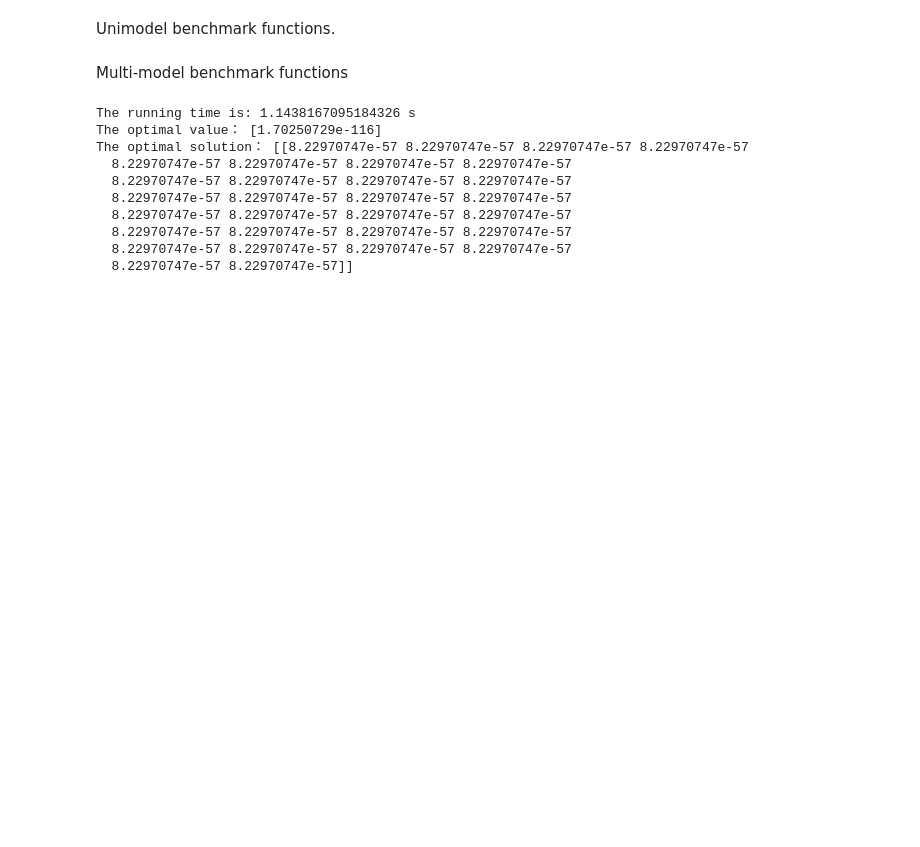
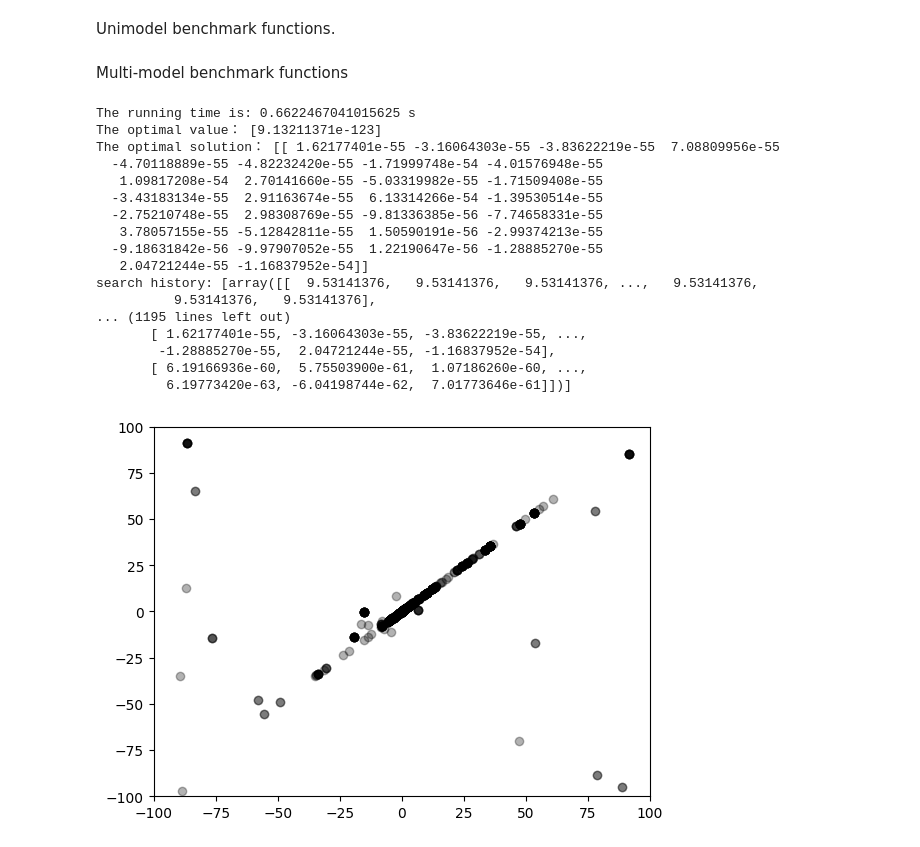
Before and after one commit to wynnstan42/AVOAWorkspace, a Jupyter notebook: AVOA_github.ipynb, the cells around one changed output. Drawn from its saved outputs; the diff is of its cells as text; code cells hidden in the pictures; blank space fills up the shorter version.

```diff
--- a/AVOA_github.ipynb
+++ b/AVOA_github.ipynb
@@ -246,29 +250,47 @@ def AVA(pop,dim,lb,ub,Max_iter,fun):
 # %%
 def fun(X):
-    return F1test(X)
+    return F1(X)
 rng = np.random.default_rng()
 time_start = time.time()
-pop = 50  # Population size n
-MaxIter = 100  # Maximum number of iterations.
-dim = 30  # The dimension.
-fl=-50  # The lower bound of the search interval.
-ul=50  # The upper bound of the search interval.
-lb = fl*np.ones([dim, 1])
-ub = ul*np.ones([dim, 1])
-Curve,GbestPositon,GbestScore = AVA(pop, dim, lb, ub, MaxIter, fun) # Afican Vulture Optimization Algorithm
+pop = 50  # Population size n 50
+MaxIter = 100  # Maximum number of iterations. 100
+dim = 30  # The dimension. 30
+lower=-100  # The lower bound of the search interval.
+upper=100  # The upper bound of the search interval.
+history=[]
+lb = lower*np.ones([dim, 1])
+ub = upper*np.ones([dim, 1])
+Curve,GbestPositon,GbestScore,history = AVA(pop, dim, lb, ub, MaxIter, fun,history) # Afican Vulture Optimization Algorithm
 time_end = time.time()
 print(f"The running time is: {time_end  - time_start } s")
 print('The optimal value：',GbestScore)
 print('The optimal solution：',GbestPositon)
+print('search history:',history)
 # %% [output]
-The running time is: 1.1438167095184326 s
-The optimal value： [1.70250729e-116]
-The optimal solution： [[8.22970747e-57 8.22970747e-57 8.22970747e-57 8.22970747e-57
-  8.22970747e-57 8.22970747e-57 8.22970747e-57 8.22970747e-57
-  8.22970747e-57 8.22970747e-57 8.22970747e-57 8.22970747e-57
-  8.22970747e-57 8.22970747e-57 8.22970747e-57 8.22970747e-57
-  8.22970747e-57 8.22970747e-57 8.22970747e-57 8.22970747e-57
-  8.22970747e-57 8.22970747e-57 8.22970747e-57 8.22970747e-57
-  8.22970747e-57 8.22970747e-57 8.22970747e-57 8.22970747e-57
-  8.22970747e-57 8.22970747e-57]]
+The running time is: 0.6622467041015625 s
+The optimal value： [9.13211371e-123]
+The optimal solution： [[ 1.62177401e-55 -3.16064303e-55 -3.83622219e-55  7.08809956e-55
+  -4.70118889e-55 -4.82232420e-55 -1.71999748e-54 -4.01576948e-55
+   1.09817208e-54  2.70141660e-55 -5.03319982e-55 -1.71509408e-55
+  -3.43183134e-55  2.91163674e-55  6.13314266e-54 -1.39530514e-55
+  -2.75210748e-55  2.98308769e-55 -9.81336385e-56 -7.74658331e-55
+   3.78057155e-55 -5.12842811e-55  1.50590191e-56 -2.99374213e-55
+  -9.18631842e-56 -9.97907052e-55  1.22190647e-56 -1.28885270e-55
+   2.04721244e-55 -1.16837952e-54]]
+search history: [array([[  9.53141376,   9.53141376,   9.53141376, ...,   9.53141376,
+          9.53141376,   9.53141376],
+... (1195 lines left out)
+       [ 1.62177401e-55, -3.16064303e-55, -3.83622219e-55, ...,
+        -1.28885270e-55,  2.04721244e-55, -1.16837952e-54],
+       [ 6.19166936e-60,  5.75503900e-61,  1.07186260e-60, ...,
+         6.19773420e-63, -6.04198744e-62,  7.01773646e-61]])]
+# %%
+for i in range(len(history)):
+    for n in range(len(history[0])):
+        plt.scatter(history[i][n][0], history[i][n][1], c ="black",alpha=0.3,facecolor='white',)
+        plt.xlim(lower,upper)
+        plt.ylim(lower,upper)
+plt.show()
+# %% [output]
+[figure, added]
 # %%
```
Also changed, not shown: parts of 5 cells of this notebook, 1 other file.
